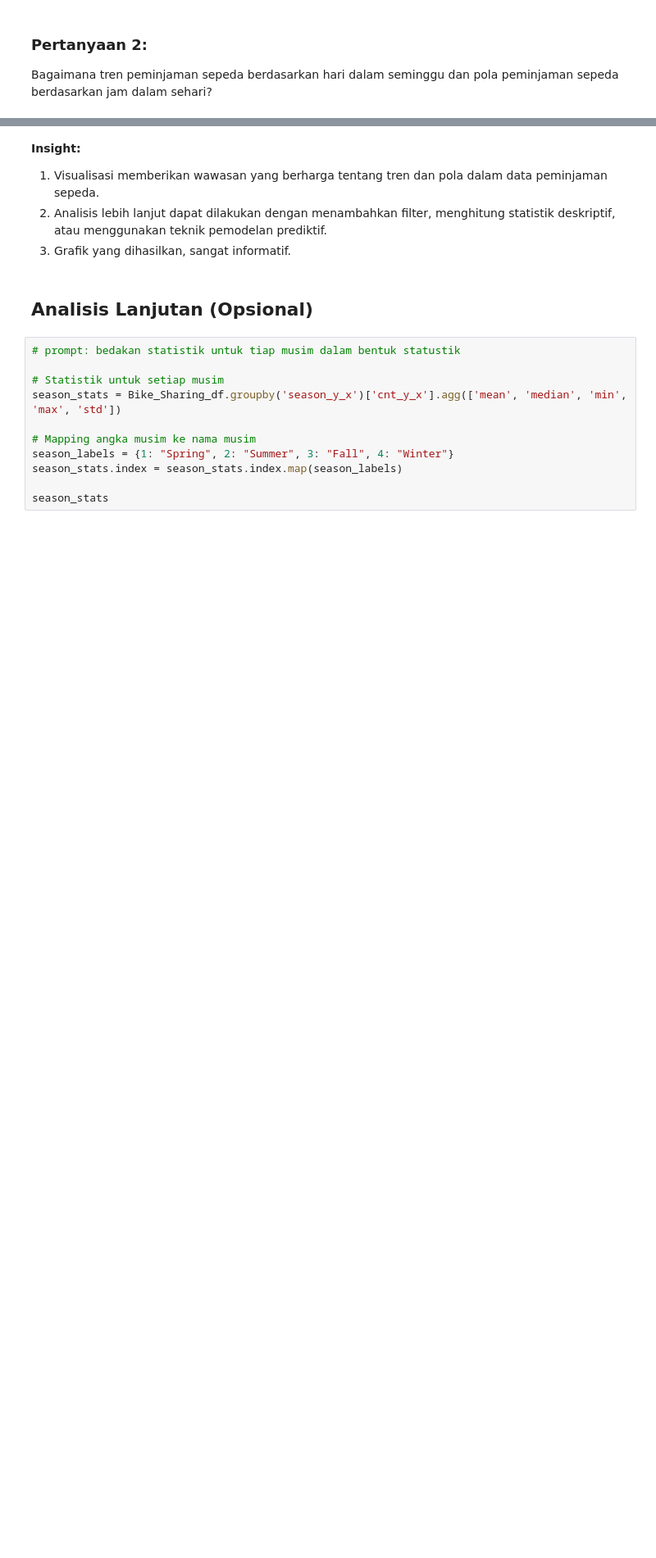
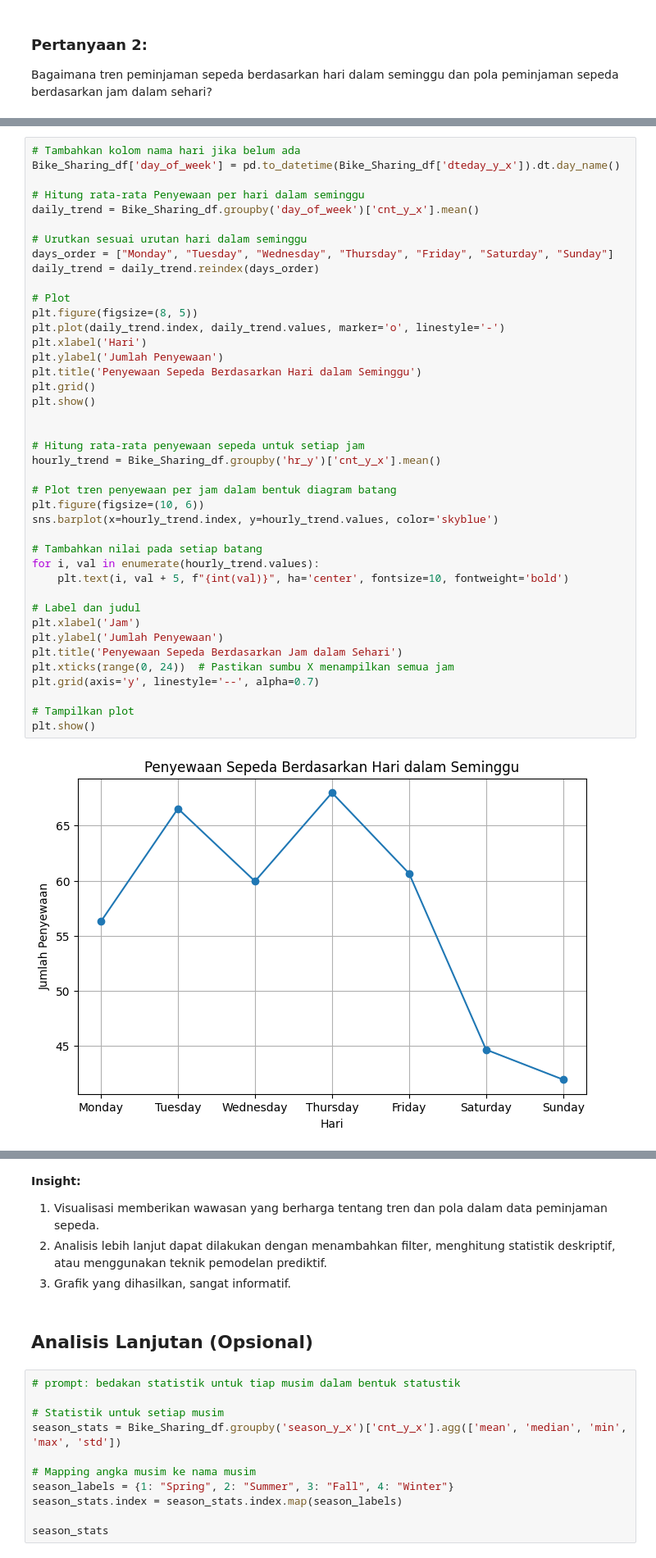
Before and after one commit to lailadwikartikasari/dashboard_Sederhana_Bike_Sharing, a Jupyter notebook: notebook .ipynb, the cells around one changed output, grey strips where cells are left out. Shown at 82% size. Cells and saved outputs as stored; diff of their text form; blank space fills up the shorter version.

```diff
--- a/notebook .ipynb
+++ b/notebook .ipynb
@@ -442,0 +434,43 @@ plt.show()
+# %%
+# Tambahkan kolom nama hari jika belum ada
+Bike_Sharing_df['day_of_week'] = pd.to_datetime(Bike_Sharing_df['dteday_y_x']).dt.day_name()
+
+# Hitung rata-rata Penyewaan per hari dalam seminggu
+daily_trend = Bike_Sharing_df.groupby('day_of_week')['cnt_y_x'].mean()
+
+# Urutkan sesuai urutan hari dalam seminggu
+days_order = ["Monday", "Tuesday", "Wednesday", "Thursday", "Friday", "Saturday", "Sunday"]
+daily_trend = daily_trend.reindex(days_order)
+
+# Plot
+plt.figure(figsize=(8, 5))
+plt.plot(daily_trend.index, daily_trend.values, marker='o', linestyle='-')
+plt.xlabel('Hari')
+plt.ylabel('Jumlah Penyewaan')
+plt.title('Penyewaan Sepeda Berdasarkan Hari dalam Seminggu')
+plt.grid()
+plt.show()
+
+
+# Hitung rata-rata penyewaan sepeda untuk setiap jam
+hourly_trend = Bike_Sharing_df.groupby('hr_y')['cnt_y_x'].mean()
+
+# Plot tren penyewaan per jam dalam bentuk diagram batang
+plt.figure(figsize=(10, 6))
+sns.barplot(x=hourly_trend.index, y=hourly_trend.values, color='skyblue')
+
+# Tambahkan nilai pada setiap batang
+for i, val in enumerate(hourly_trend.values):
+    plt.text(i, val + 5, f"{int(val)}", ha='center', fontsize=10, fontweight='bold')
+
+# Label dan judul
+plt.xlabel('Jam')
+plt.ylabel('Jumlah Penyewaan')
+plt.title('Penyewaan Sepeda Berdasarkan Jam dalam Sehari')
+plt.xticks(range(0, 24))  # Pastikan sumbu X menampilkan semua jam
+plt.grid(axis='y', linestyle='--', alpha=0.7)
+
+# Tampilkan plot
+plt.show()
+# %% [output]
+[figure, added]
```
Also changed, not shown: parts of 7 cells of this notebook.
